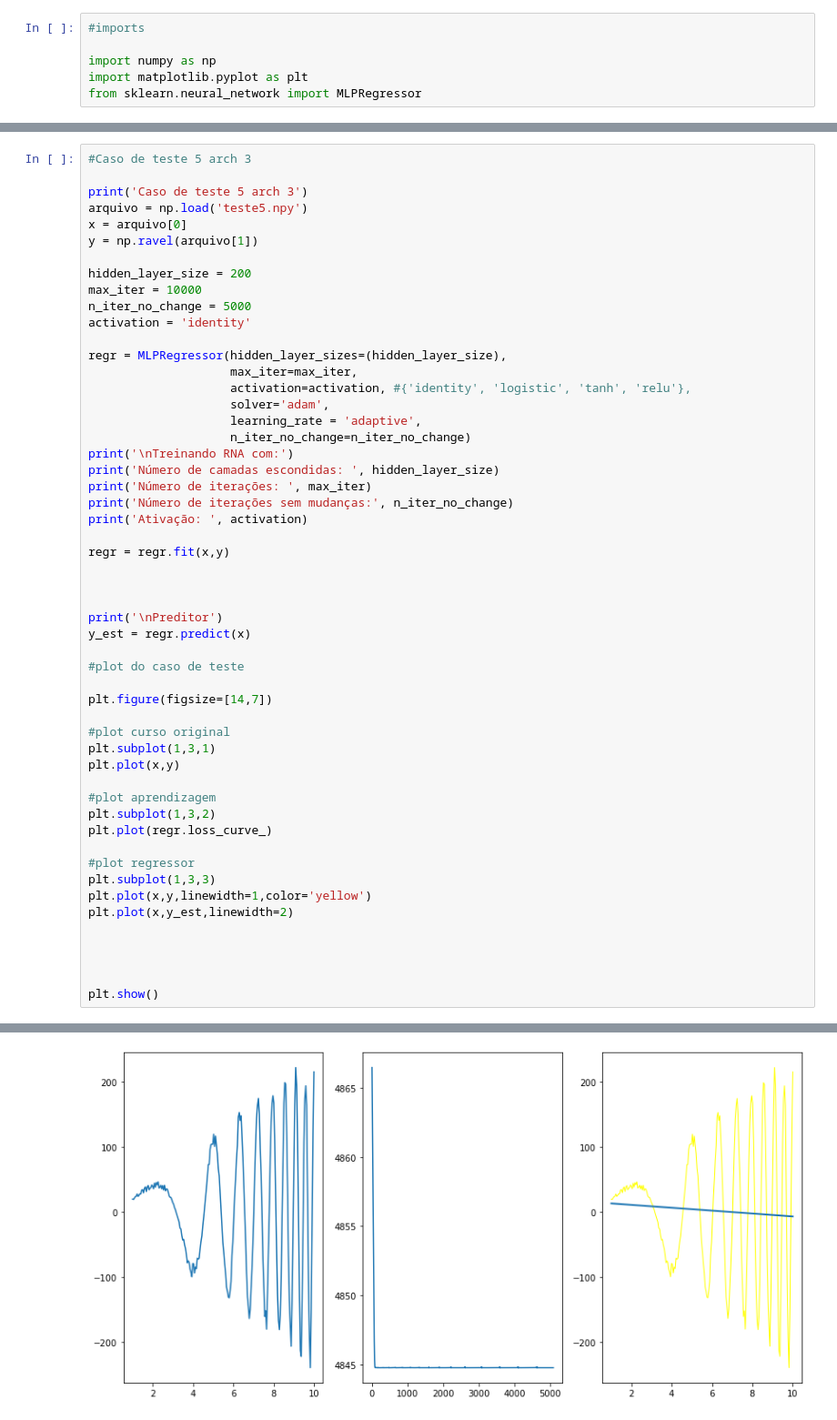
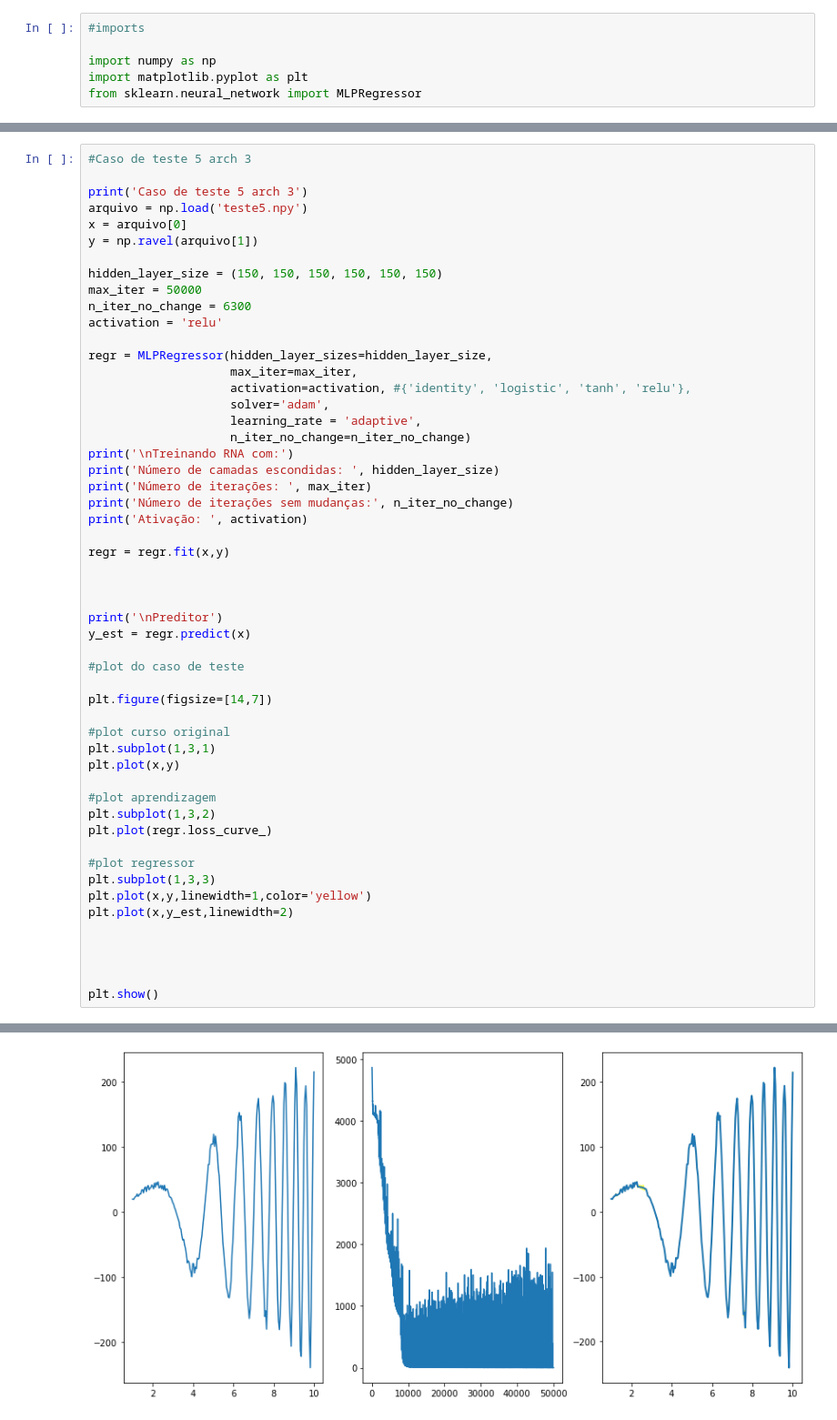
Before and after one commit to brigide/rna-neural-networks, a Jupyter notebook: teste5.ipynb, the cells around one changed output, grey strips where cells are left out. Shown at 91% size. Saved outputs shown, nothing was run; the diff lists cells and outputs as text.

```diff
--- a/teste5.ipynb
+++ b/teste5.ipynb
@@ -144,12 +144,12 @@ arquivo = np.load('teste5.npy')
 x = arquivo[0]
 y = np.ravel(arquivo[1])
 
-hidden_layer_size = 200
-max_iter = 10000
-n_iter_no_change = 5000
-activation = 'identity'
+hidden_layer_size = (150, 150, 150, 150, 150, 150)
+max_iter = 50000
+n_iter_no_change = 6300
+activation = 'relu'
 
-regr = MLPRegressor(hidden_layer_sizes=(hidden_layer_size),
+regr = MLPRegressor(hidden_layer_sizes=hidden_layer_size,
                     max_iter=max_iter,
                     activation=activation, #{'identity', 'logistic', 'tanh', 'relu'},
                     solver='adam',
@@ -202 +201 @@ Preditor
-[figure, old version]
+[figure, new version]
```
Also changed, not shown: parts of 3 cells of this notebook.
